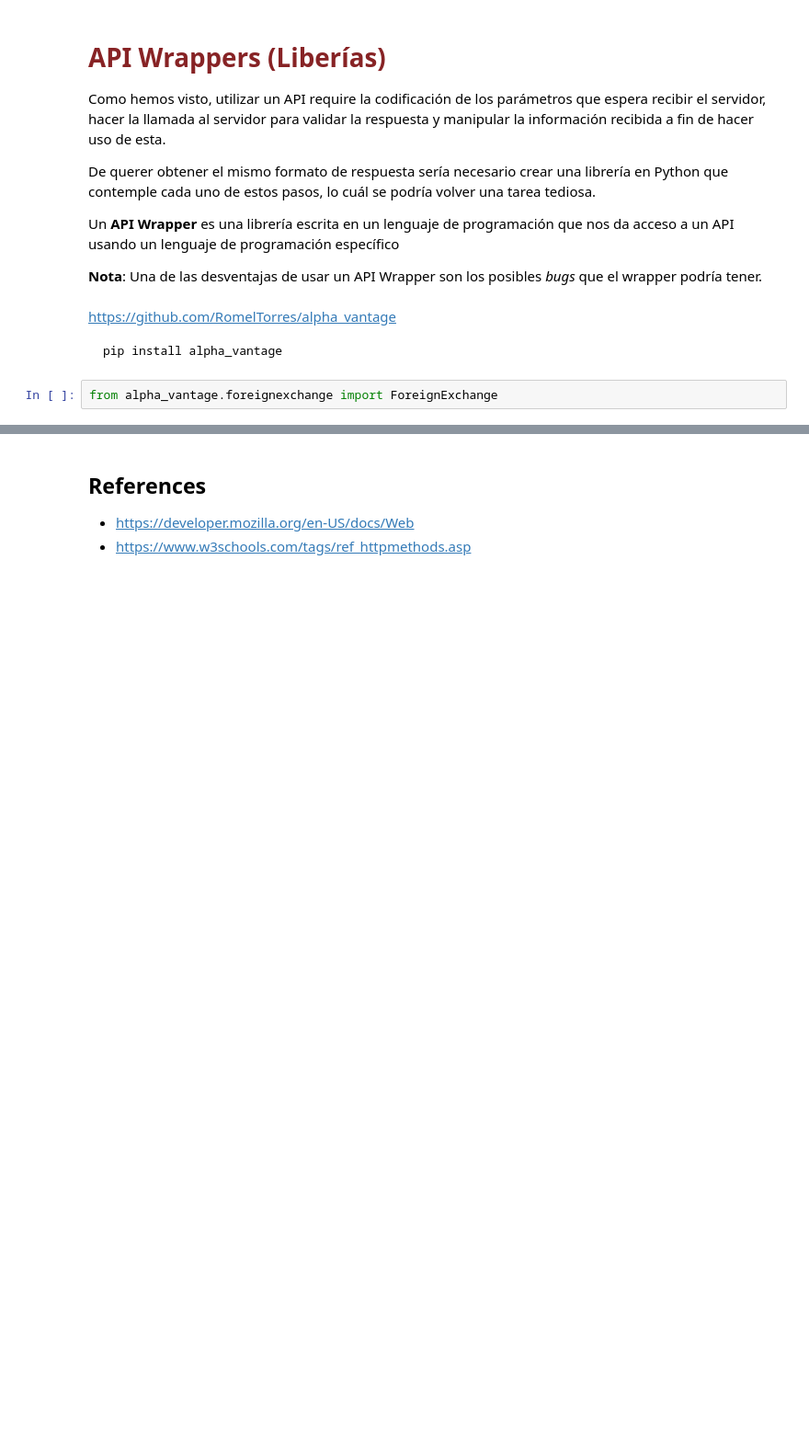
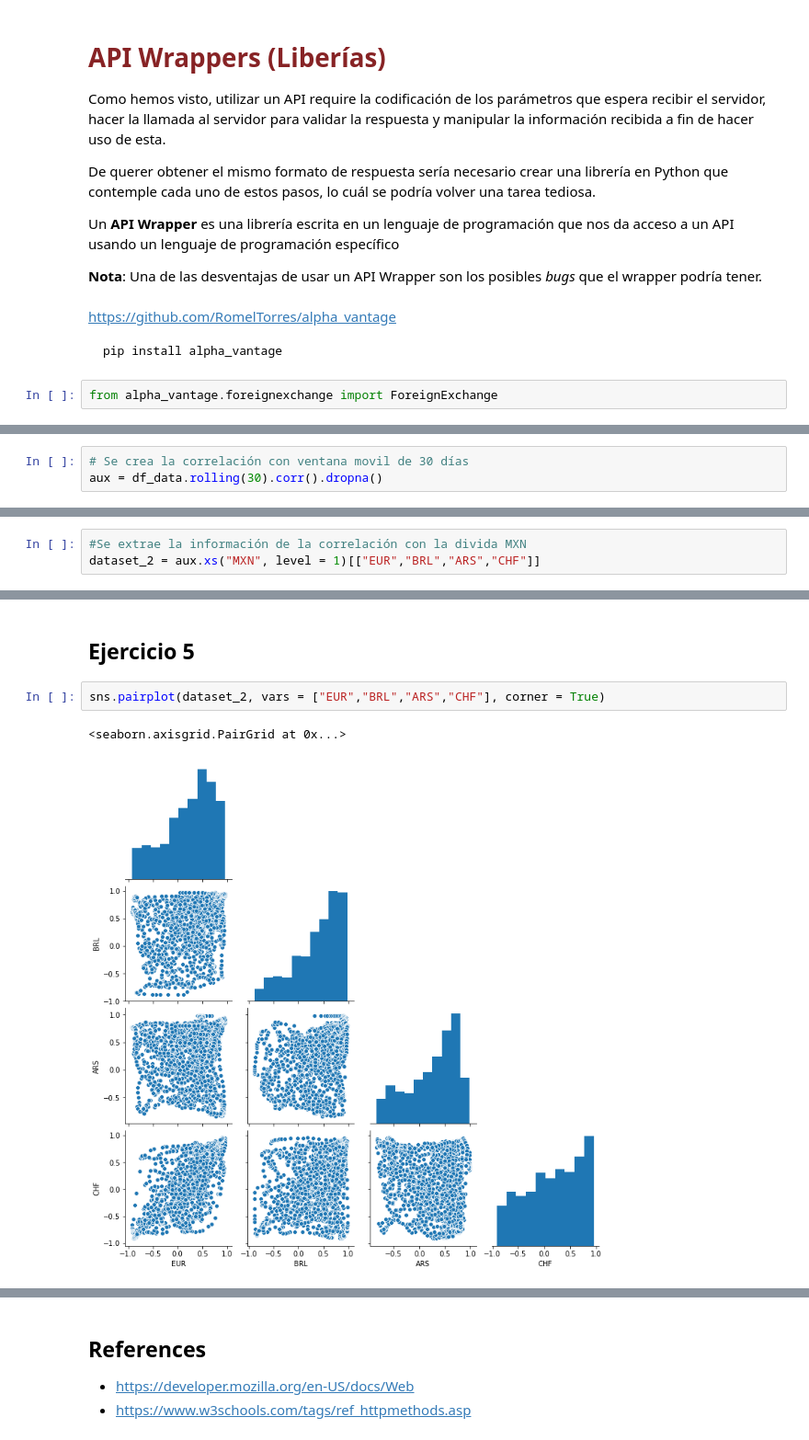
Before and after one commit to elopezgon/data-science, a Jupyter notebook: notes/lec04-webscrapping.ipynb, the cells around one changed output, grey strips where cells are left out. Shown at 92% size. Drawn from its saved outputs; the diff is of its cells as text; blank space fills up the shorter version.

```diff
--- a/notes/lec04-webscrapping.ipynb
+++ b/notes/lec04-webscrapping.ipynb
@@ -523,0 +502,3 @@ data["4. close"].plot()
+# %%
+# Se crea la correlación con ventana movil de 30 días
+aux = df_data.rolling(30).corr().dropna()
@@ -523,0 +514,3 @@ data["4. close"].plot()
+# %%
+#Se extrae la información de la correlación con la divida MXN
+dataset_2 = aux.xs("MXN", level = 1)[["EUR","BRL","ARS","CHF"]]
@@ -523,0 +533,7 @@ data["4. close"].plot()
+# %% [markdown]
+## Ejercicio 5
+# %%
+sns.pairplot(dataset_2, vars = ["EUR","BRL","ARS","CHF"], corner = True)
+# %% [output]
+<seaborn.axisgrid.PairGrid at 0x...>
+[figure, added]
```
Also changed, not shown: parts of 64 cells of this notebook.
